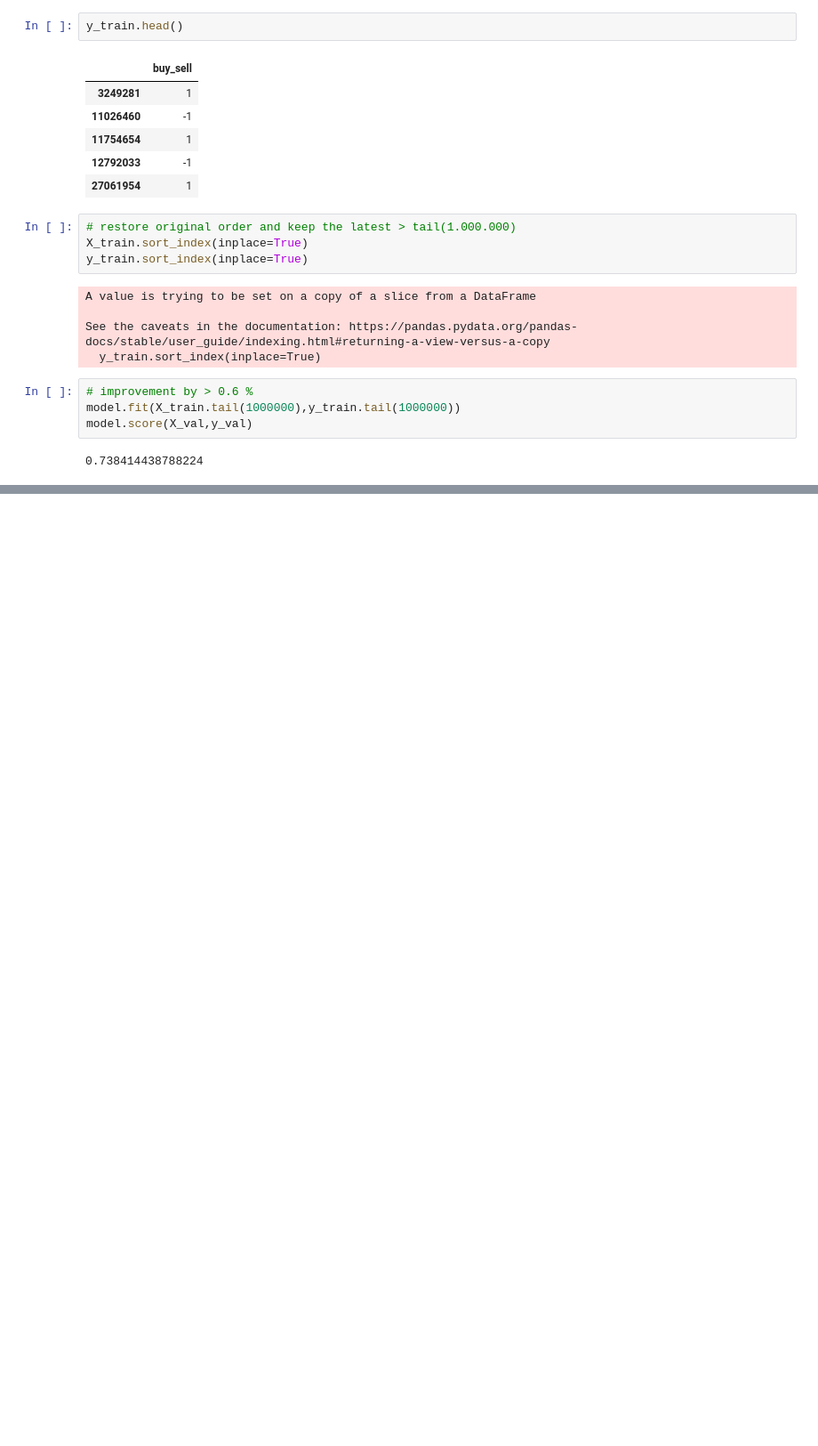
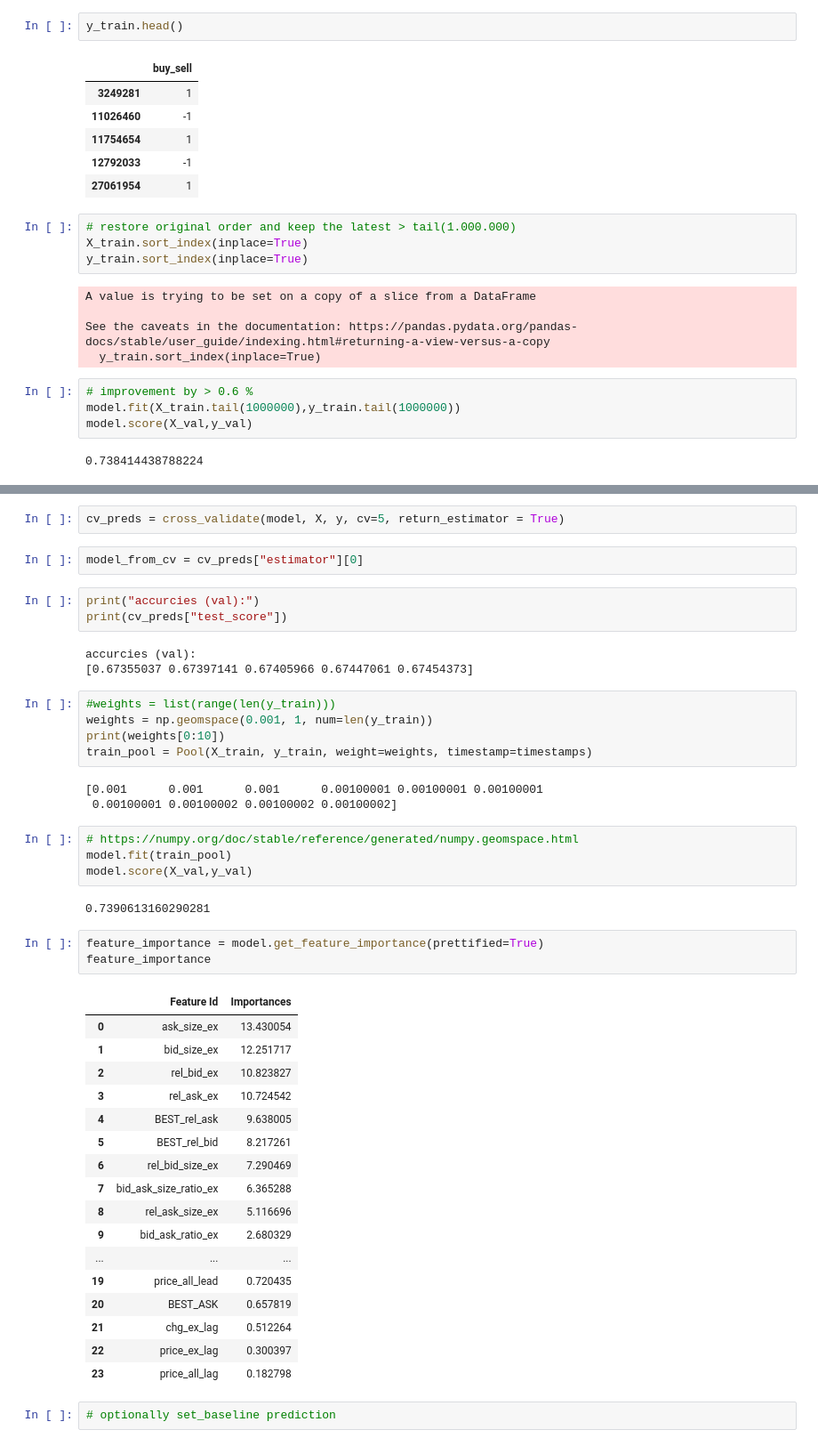
Before and after one commit to KarelZe/thesis, a Jupyter notebook: notebooks/2.0-mb-data_preprocessing_overfitting.ipynb, the cells around one changed output, grey strips where cells are left out. Shown: that part at 89% size. Saved outputs shown, nothing was run; the diff lists cells and outputs as text; blank space fills up the shorter version.

Commit message:
Add weighting scheme 💪

```diff
--- a/notebooks/2.0-mb-data_preprocessing_overfitting.ipynb
+++ b/notebooks/2.0-mb-data_preprocessing_overfitting.ipynb
@@ -340,0 +352,47 @@ model.score(X_val,y_val)
+# %%
+cv_preds = cross_validate(model, X, y, cv=5, return_estimator = True)
+# %%
+model_from_cv = cv_preds["estimator"][0]
+# %%
+print("accurcies (val):")
+print(cv_preds["test_score"])
+# %% [output]
+accurcies (val):
+[0.67355037 0.67397141 0.67405966 0.67447061 0.67454373]
+# %%
+#weights = list(range(len(y_train)))
+weights = np.geomspace(0.001, 1, num=len(y_train))
+print(weights[0:10])
+train_pool = Pool(X_train, y_train, weight=weights, timestamp=timestamps)
+# %% [output]
+[0.001      0.001      0.001      0.00100001 0.00100001 0.00100001
+ 0.00100001 0.00100002 0.00100002 0.00100002]
+# %%
+# https://numpy.org/doc/stable/reference/generated/numpy.geomspace.html
+model.fit(train_pool)
+model.score(X_val,y_val)
+# %% [output]
+0.7390613160290281
+# %%
+feature_importance = model.get_feature_importance(prettified=True)
+feature_importance
+# %% [output]
+|  | Feature Id | Importances |
+| 0 | ask_size_ex | 13.430054 |
+| 1 | bid_size_ex | 12.251717 |
+| 2 | rel_bid_ex | 10.823827 |
+| 3 | rel_ask_ex | 10.724542 |
+| 4 | BEST_rel_ask | 9.638005 |
+| 5 | BEST_rel_bid | 8.217261 |
+| 6 | rel_bid_size_ex | 7.290469 |
+| 7 | bid_ask_size_ratio_ex | 6.365288 |
+| 8 | rel_ask_size_ex | 5.116696 |
+| 9 | bid_ask_ratio_ex | 2.680329 |
+| ... | ... | ... |
+| 19 | price_all_lead | 0.720435 |
+| 20 | BEST_ASK | 0.657819 |
+| 21 | chg_ex_lag | 0.512264 |
+| 22 | price_ex_lag | 0.300397 |
+| 23 | price_all_lag | 0.182798 |
+# %%
+# optionally set_baseline prediction
```
Also changed, not shown: parts of 2 cells of this notebook.
